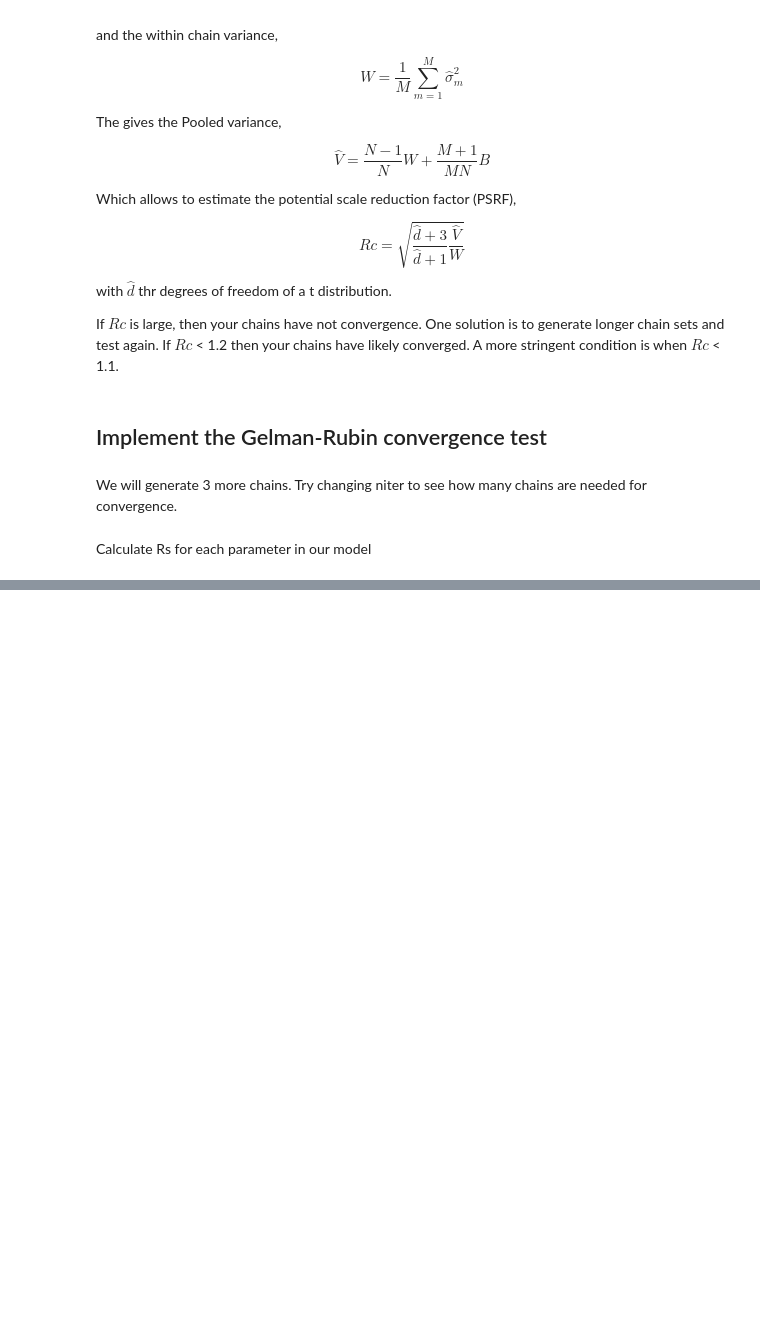
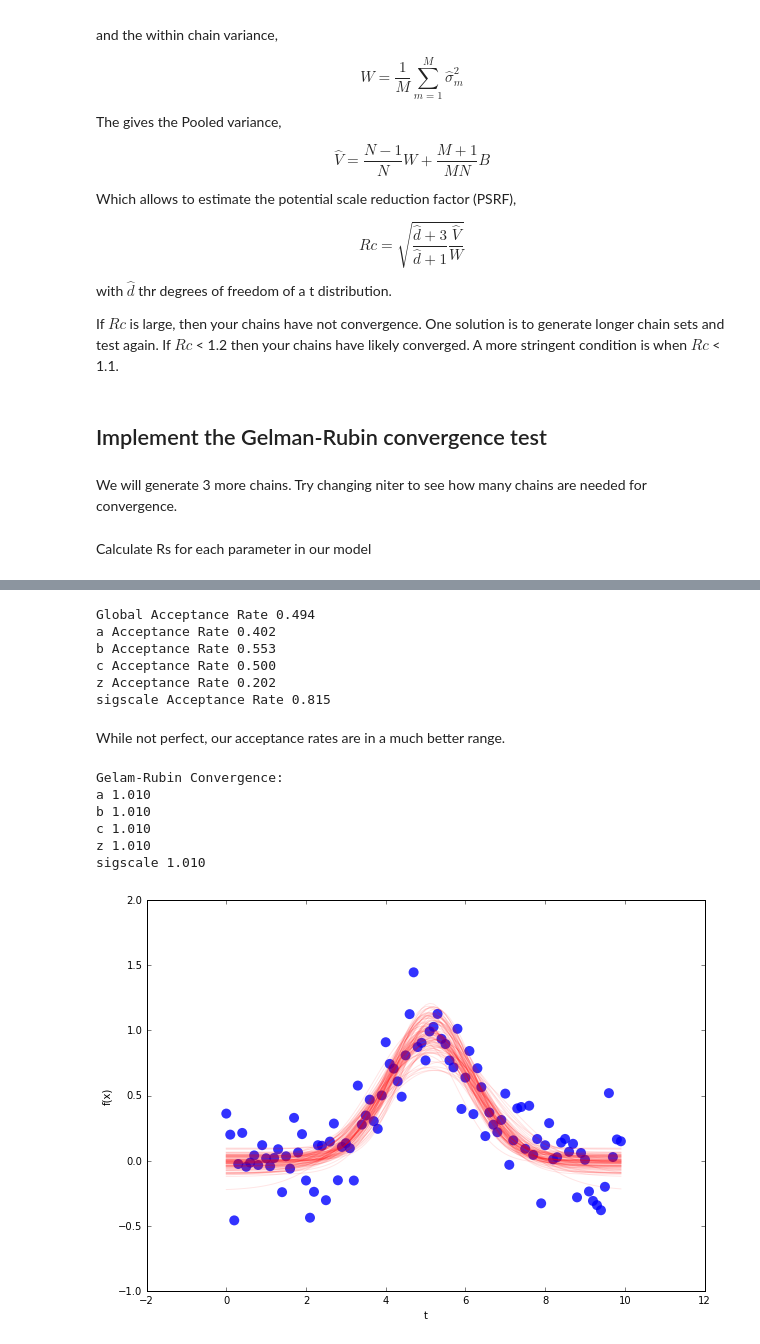
Before and after one commit to jasonfrowe/gprocess, a Jupyter notebook: MCMC Tutorial.ipynb, the cells around one changed output, grey strips where cells are left out. Cells and saved outputs as stored; diff of their text form; code cells hidden in the pictures; blank space fills up the shorter version.

```diff
--- a/MCMC Tutorial.ipynb
+++ b/MCMC Tutorial.ipynb
@@ -500,7 +500,6 @@ def gelmanrubin(*chain,npt):
     #Calculate between chains variance
     B=np.zeros(npars)
     for j in range(0,npars):
-        B[j]=0.0
         for i in range(0,M):
             B[j]+=np.power((pmean[i,j]-posteriormean[j]),2)
     B=B*N/(M-1.0)
@@ -508,7 +507,6 @@ def gelmanrubin(*chain,npt):
     #Calculate within chain variance
     W=np.zeros(npars)
     for j in range(0,npars):
-        W[j]=0.0
         for i in range(0,M):
             W[j]+=pvar[i,j]
     W=W/M
@@ -552,0 +674,7 @@ sigscale 1.030
+# %%
+x=[0.8,4.0,0.2,0.5,1.0]                #adding a guess for the scale-factor, Step 1: initialize state
+beta=[0.2,0.2,0.2,0.2,0.1]             #adding a scale factor for the errors
+niter=1000
+burnin=100
+corscale=betarescale(x,beta,niter,burnin)
+print("New beta scaling: ",corscale)
@@ -552,0 +691,50 @@ sigscale 1.030
+# %%
+x=[0.8,4.0,0.2,0.5,1.0]         #adding a guess for the scale-factor, Step 1: initialize state
+beta=[0.2,0.2,0.2,0.2,0.1]      #adding a scale factor for the errors
+betanew=beta*corscale #apply our new beta
+niter=50000                     #number of iterations
+chain,accept=genchain(x,betanew,niter)
+chain=np.copy(chain[200:,:])   #cut first 100 chains
+chain2,accept=genchain(x,beta,niter)
+chain2=np.copy(chain[200:,:])          #cut first 200 chains
+chain3,accept=genchain(x,beta,niter)
+chain3=np.copy(chain[200:,:])          #cut first 200 chains
+# %%
+calcacrate(accept)
+# %% [output]
+Global Acceptance Rate 0.494
+a Acceptance Rate 0.402
+b Acceptance Rate 0.553
+c Acceptance Rate 0.500
+z Acceptance Rate 0.202
+sigscale Acceptance Rate 0.815
+# %% [markdown]
+While not perfect, our acceptance rates are in a much better range.
+# %%
+npt=len(d) #length of data set is need to get degrees of freedom
+grtest=gelmanrubin(chain,chain2,chain3,npt=npt)
+print('Gelam-Rubin Convergence:')
+for i in range(0,len(chain[1,:])):
+    print('%s %.3f' %(label[i],grtest[i]))
+# %% [output]
+Gelam-Rubin Convergence:
+a 1.010
+b 1.010
+c 1.010
+z 1.010
+sigscale 1.010
+# %%
+plt.figure(figsize=(10,7)) #adjust size of figure
+plt.xlabel('t')            #x-label
+plt.ylabel('f(x)')         #y-label
+#plt.plot(t,g,c='red')
+plt.scatter(t,d,c='blue', s=100.0, alpha=0.8, edgecolors="none")  #plot our data
+chainlen=len(chain[:,0])   #number of chains
+for i in range(0,100):     #plot 100 random chain elements
+    nchain=int(np.random.rand()*chainlen)  #randomly select a chain
+    pars=chain[nchain,:]                   #select chain
+    plotdata=gaussian(t,a=pars[0],b=pars[1],c=pars[2],z=pars[3]) #return model with chain element parameters
+    plt.plot(t,plotdata,c='r', alpha=0.1)                       #plot the model.
+plt.show()
+# %% [output]
+[figure, added]
```
Also changed, not shown: parts of 24 cells of this notebook.
